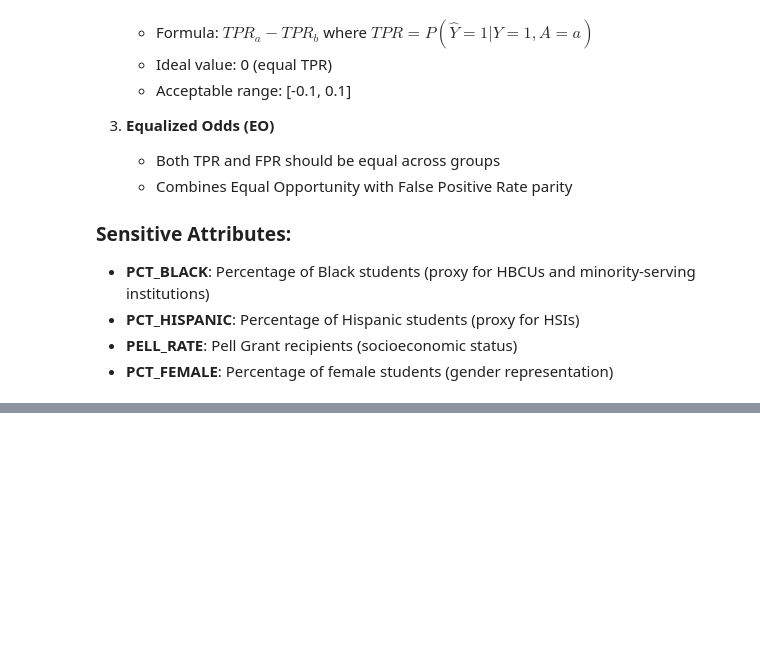
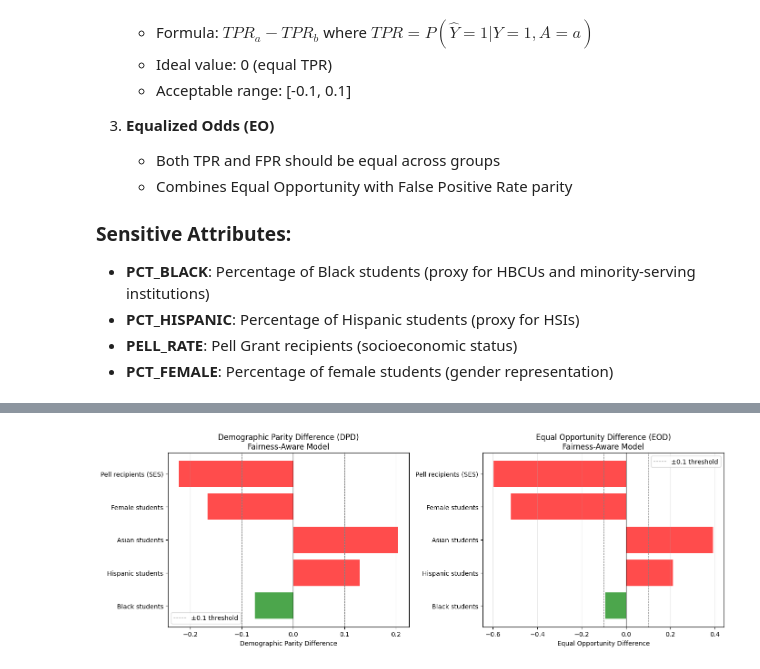
Before and after one commit to Koc13/aide-fairness-evaluation, a Jupyter notebook: use-cases/student-admission/student_admission.ipynb, the cells around one changed output, grey strips where cells are left out. Saved outputs shown, nothing was run; the diff lists cells and outputs as text; code cells hidden in the pictures; blank space fills up the shorter version.

Commit message:
student-admission: try fairness improvements

```diff
--- a/use-cases/student-admission/student_admission.ipynb
+++ b/use-cases/student-admission/student_admission.ipynb
@@ -465,0 +629,96 @@ Threshold: ±0.1 for both DPD and EOD
+# %%
+import pandas as pd
+import numpy as np
+import matplotlib.pyplot as plt
+
+# Load fairness predictions
+DATASET_DIR = "../../resources/datasets/college-scorecard"
+df_fair = pd.read_csv(f"{DATASET_DIR}/test_with_fairness_predictions.csv")
+
+# Reuse fairness metric functions from baseline analysis
+def demographic_parity_difference(y_true, y_pred, sensitive_attr):
+    median_val = sensitive_attr.median()
+    group_a_mask = sensitive_attr >= median_val
+    group_b_mask = sensitive_attr < median_val
+    pr_a = y_pred[group_a_mask].mean()
+    pr_b = y_pred[group_b_mask].mean()
+    return pr_a - pr_b
+
+def equal_opportunity_difference(y_true, y_pred, sensitive_attr):
+    median_val = sensitive_attr.median()
+    group_a_mask = sensitive_attr >= median_val
+    group_b_mask = sensitive_attr < median_val
+    y_true_a = y_true[group_a_mask]
+    y_pred_a = y_pred[group_a_mask]
+    y_true_b = y_true[group_b_mask]
+    y_pred_b = y_pred[group_b_mask]
+    tpr_a = ((y_pred_a == 1) & (y_true_a == 1)).sum() / y_true_a.sum() if y_true_a.sum() > 0 else 0
+    tpr_b = ((y_pred_b == 1) & (y_true_b == 1)).sum() / y_true_b.sum() if y_true_b.sum() > 0 else 0
+    return tpr_a - tpr_b
+
+# Calculate fairness metrics
+sensitive_attrs = {
+    'PCT_BLACK': 'Black students',
+    'PCT_HISPANIC': 'Hispanic students',
+    'PCT_ASIAN': 'Asian students',
+    'PCT_FEMALE': 'Female students',
+    'PELL_RATE': 'Pell recipients (SES)'
+}
+
+results_fair = []
+for attr, label in sensitive_attrs.items():
+    dpd = demographic_parity_difference(df_fair['SELECTIVE'], df_fair['y_pred'], df_fair[attr])
+    eod = equal_opportunity_difference(df_fair['SELECTIVE'], df_fair['y_pred'], df_fair[attr])
+    results_fair.append({
+        'Attribute': label,
+        'DPD': dpd,
+        'DPD_Pass': '✓' if abs(dpd) <= 0.1 else '✗',
+        'EOD': eod,
+        'EOD_Pass': '✓' if abs(eod) <= 0.1 else '✗'
+    })
+
+# Display results
+results_fair_df = pd.DataFrame(results_fair)
+print("\n" + "="*70)
+print("FAIRNESS METRICS - FAIRNESS-AWARE MODEL")
+print("="*70)
+print(results_fair_df.to_string(index=False))
+print("\nThreshold: ±0.1 for both DPD and EOD")
+
+# Test accuracy
+test_accuracy = (df_fair['y_pred'] == df_fair['SELECTIVE']).mean()
+print(f"\nTest Accuracy: {test_accuracy:.4f}")
+
+# Visualization
+fig, axes = plt.subplots(1, 2, figsize=(14, 5))
+
+# DPD plot
+ax1 = axes[0]
+colors = ['green' if abs(x) <= 0.1 else 'red' for x in results_fair_df['DPD']]
+ax1.barh(results_fair_df['Attribute'], results_fair_df['DPD'], color=colors, alpha=0.7)
+ax1.axvline(0, color='black', linestyle='-', linewidth=0.8)
+ax1.axvline(0.1, color='gray', linestyle='--', linewidth=0.8, label='±0.1 threshold')
+ax1.axvline(-0.1, color='gray', linestyle='--', linewidth=0.8)
+ax1.set_xlabel('Demographic Parity Difference')
+ax1.set_title('Demographic Parity Difference (DPD)\nFairness-Aware Model')
+ax1.legend()
+ax1.grid(axis='x', alpha=0.3)
+
+# EOD plot
+ax2 = axes[1]
+colors = ['green' if abs(x) <= 0.1 else 'red' for x in results_fair_df['EOD']]
+ax2.barh(results_fair_df['Attribute'], results_fair_df['EOD'], color=colors, alpha=0.7)
+ax2.axvline(0, color='black', linestyle='-', linewidth=0.8)
+ax2.axvline(0.1, color='gray', linestyle='--', linewidth=0.8, label='±0.1 threshold')
+ax2.axvline(-0.1, color='gray', linestyle='--', linewidth=0.8)
+ax2.set_xlabel('Equal Opportunity Difference')
+ax2.set_title('Equal Opportunity Difference (EOD)\nFairness-Aware Model')
+ax2.legend()
+ax2.grid(axis='x', alpha=0.3)
+
+plt.tight_layout()
+plt.savefig(f"{DATASET_DIR}/fairness_aware_metrics.png", dpi=150, bbox_inches='tight')
+plt.show()
+
+print(f"\n✓ Saved: fairness_aware_metrics.png")
+# %% [output]
@@ -465,0 +738 @@ Threshold: ±0.1 for both DPD and EOD
+[figure, added]
```
Also changed, not shown: parts of 20 cells of this notebook.
